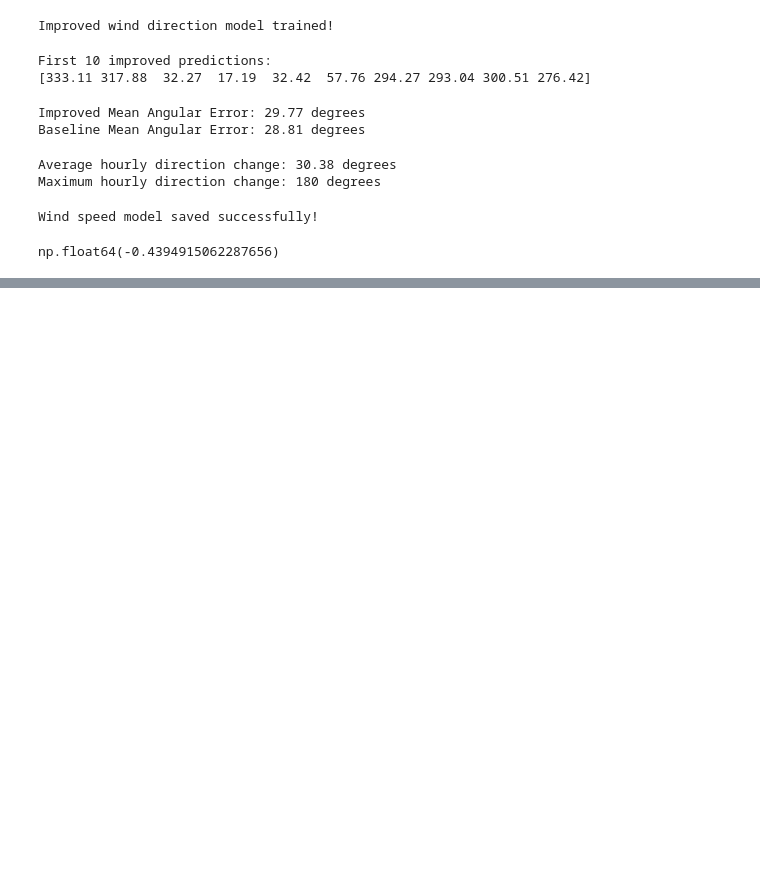
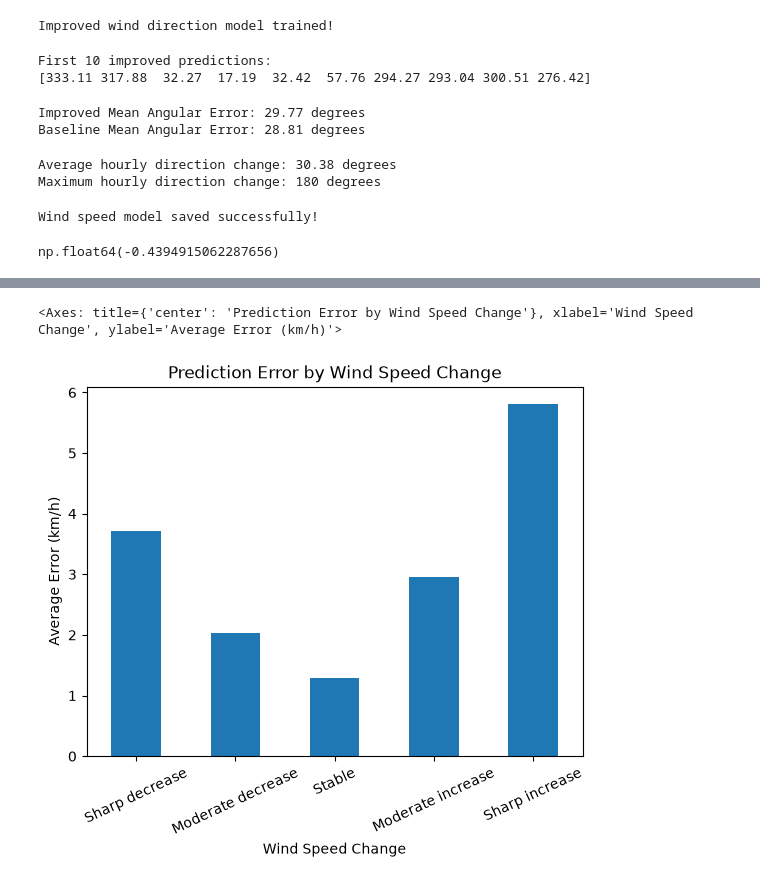
Before and after one commit to fida-fei/breezy, a Jupyter notebook: notebooks/01_wind_data_exploration.ipynb, the cells around one changed output, grey strips where cells are left out. Drawn from its saved outputs; the diff is of its cells as text; code cells hidden in the pictures; blank space fills up the shorter version.

```diff
--- a/notebooks/01_wind_data_exploration.ipynb
+++ b/notebooks/01_wind_data_exploration.ipynb
@@ -1177,0 +1213,6 @@ np.float64(-0.4394915062287656)
+# %%
+evaluation["Actual Change"] = (
+    y_test.values - X_test["wind_speed_10m"].values
+)
+
+evaluation[["Actual", "Predicted", "Error", "Actual Change"]].head(10)
@@ -1177,0 +1231,22 @@ np.float64(-0.4394915062287656)
+# %%
+evaluation["Change Category"] = pd.cut(
+    evaluation["Actual Change"],
+    bins=[-float("inf"), -5, -2, 2, 5, float("inf")],
+    labels=[
+        "Sharp decrease",
+        "Moderate decrease",
+        "Stable",
+        "Moderate increase",
+        "Sharp increase"
+    ]
+)
+
+change_errors = evaluation.groupby(
+    "Change Category",
+    observed=False
+).agg(
+    Count=("Error", "count"),
+    Average_Error=("Error", "mean")
+)
+
+change_errors.round(2)
@@ -1177,0 +1261,11 @@ np.float64(-0.4394915062287656)
+# %%
+change_errors["Average_Error"].plot(
+    kind="bar",
+    title="Prediction Error by Wind Speed Change",
+    ylabel="Average Error (km/h)",
+    xlabel="Wind Speed Change",
+    rot=25
+)
+# %% [output]
+<Axes: title={'center': 'Prediction Error by Wind Speed Change'}, xlabel='Wind Speed Change', ylabel='Average Error (km/h)'>
+[figure, added]
```
Also changed, not shown: parts of 4 cells of this notebook.
